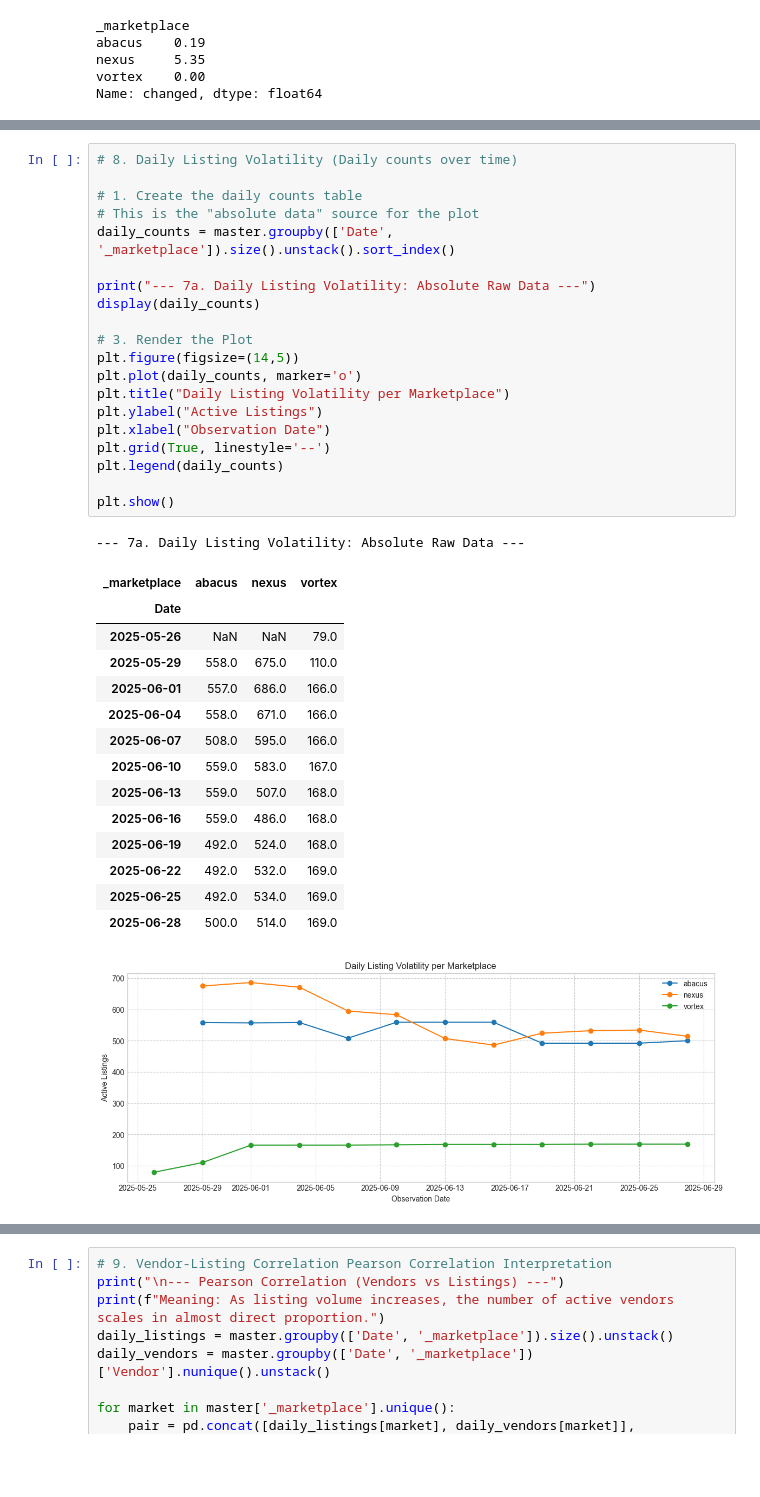
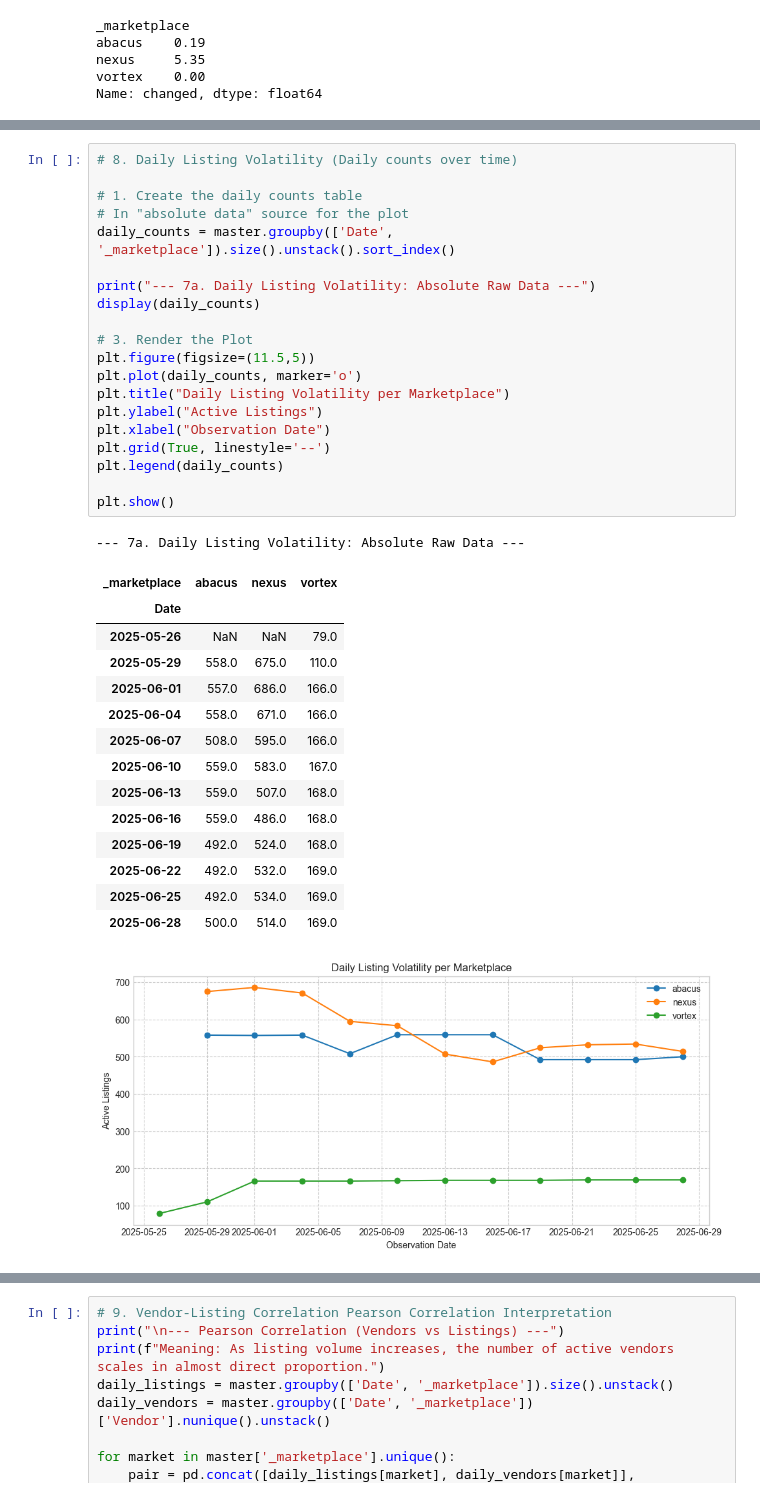
Before and after one commit to ajungmannova/Cybercrime-as-a-Service, a Jupyter notebook: darknetPriceAnalysis.ipynb, the cells around one changed output, grey strips where cells are left out. Saved outputs shown, nothing was run; the diff lists cells and outputs as text; blank space fills up the shorter version.

```diff
--- a/darknetPriceAnalysis.ipynb
+++ b/darknetPriceAnalysis.ipynb
@@ -453,39 +453,39 @@ Date
 # 8. Daily Listing Volatility (Daily counts over time)
 
 # 1. Create the daily counts table
-# This is the "absolute data" source for the plot
+# In "absolute data" source for the plot
 daily_counts = master.groupby(['Date', '_marketplace']).size().unstack().sort_index()
 
 print("--- 7a. Daily Listing Volatility: Absolute Raw Data ---")
 display(daily_counts)
 
 # 3. Render the Plot
-plt.figure(figsize=(14,5))
+plt.figure(figsize=(11.5,5))
 plt.plot(daily_counts, marker='o')
 plt.title("Daily Listing Volatility per Marketplace")
 plt.ylabel("Active Listings")
 plt.xlabel("Observation Date")
 plt.grid(True, linestyle='--')
 plt.legend(daily_counts)
 
 plt.show()
 # %% [output]
 --- 7a. Daily Listing Volatility: Absolute Raw Data ---
 | _marketplace | abacus | nexus | vortex |
 | Date |  |  |  |
 | 2025-05-26 | NaN | NaN | 79.0 |
 | 2025-05-29 | 558.0 | 675.0 | 110.0 |
 | 2025-06-01 | 557.0 | 686.0 | 166.0 |
 | 2025-06-04 | 558.0 | 671.0 | 166.0 |
 | 2025-06-07 | 508.0 | 595.0 | 166.0 |
 | 2025-06-10 | 559.0 | 583.0 | 167.0 |
 | 2025-06-13 | 559.0 | 507.0 | 168.0 |
 | 2025-06-16 | 559.0 | 486.0 | 168.0 |
 | 2025-06-19 | 492.0 | 524.0 | 168.0 |
 | 2025-06-22 | 492.0 | 532.0 | 169.0 |
 | 2025-06-25 | 492.0 | 534.0 | 169.0 |
 | 2025-06-28 | 500.0 | 514.0 | 169.0 |
-[figure, old version]
+[figure, new version]
 # %%
 # Market stability: Coefficient of Variation of daily listing counts (same counts as Figure 6)
 # Dates on which a market was not collected are left out (no fill_value=0).
```
Also changed, not shown: parts of 10 cells of this notebook, 1 other file.
